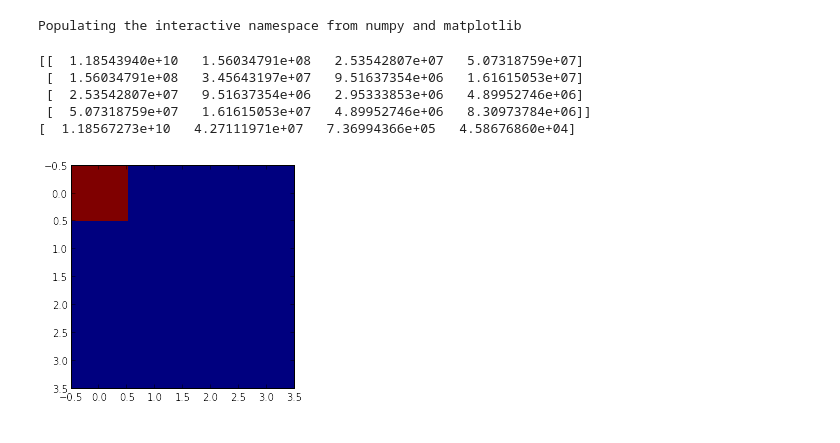
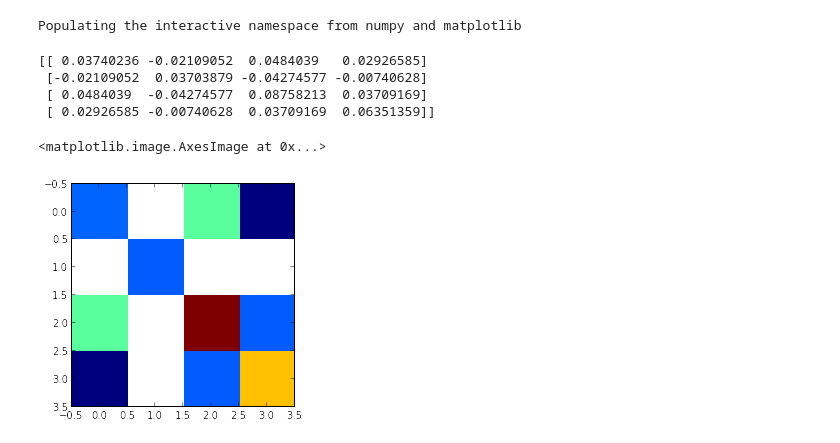
Before and after one commit to JuanRAlvarez/Tarea-4, a Jupyter notebook: Pobreza.ipynb, the cells around one changed output. Drawn from its saved outputs; the diff is of its cells as text; code cells hidden in the pictures.

```diff
--- a/Pobreza.ipynb
+++ b/Pobreza.ipynb
@@ -16,10 +16,10 @@ n_lines = 0
 with open('pobreza.csv', 'rb') as csvfile:
     reader = csv.reader(csvfile, delimiter=' ', quotechar='"')
     for row in reader:
-        datosa.append(row[10])
-        datosb.append(row[12])
-        datosc.append(row[20])
-        datosd.append(row[28])
+        datosa.append(row[11])
+        datosb.append(row[13])
+        datosc.append(row[21])
+        datosd.append(row[29])
         n_lines += 1
 
 
@@ -32,57 +32,37 @@ for i in range(n_lines):
     daticos[i][1] = datosb[i+1]
     daticos[i][2] = datosc[i+1]
     daticos[i][3] = datosd[i+1]
 
 x = shape(daticos)
 
 
 n_datos = x[0]
 n_dims = x[1]
 
 #Calculo los valores medios
 
 media = zeros(n_dims)
 
 for i in range(n_dims):
     media[i] = mean(daticos[i,:])
 
 d = zeros((n_dims,n_dims)) #Inicializo mi matriz
 
 for i in range(n_dims):
     for j in range(n_dims):
         s = 0
         for k in range(n_datos):
             s += (daticos[k,i]-media[i])*(daticos[k,j]-media[j])
             d[i,j] = s/(n_datos-1)
 
 print d
 
 
-#imshow(log(d),interpolation='nearest')
-
-#Calculo los valores propios
-vip =-np.sort(-linalg.eig(d)[0])
-imshow(diag(vip),interpolation = 'nearest')
-total= np.sum(vip)
-total*0.9
-
-n = 0
-
-print vip
-
-for i in range(n_dims):
-    n = n + vip[i]/total
-
-    if (n>0.6):
-        n_importantes = i+1
-        #print vip[i]
-        break
-
-#print n_importantes
+imshow(log(d),interpolation='nearest')
 # %% [output]
-[[  1.18543940e+10   1.56034791e+08   2.53542807e+07   5.07318759e+07]
- [  1.56034791e+08   3.45643197e+07   9.51637354e+06   1.61615053e+07]
- [  2.53542807e+07   9.51637354e+06   2.95333853e+06   4.89952746e+06]
- [  5.07318759e+07   1.61615053e+07   4.89952746e+06   8.30973784e+06]]
-[  1.18567273e+10   4.27111971e+07   7.36994366e+05   4.58676860e+04]
+[[ 0.03740236 -0.02109052  0.0484039   0.02926585]
+ [-0.02109052  0.03703879 -0.04274577 -0.00740628]
+ [ 0.0484039  -0.04274577  0.08758213  0.03709169]
+ [ 0.02926585 -0.00740628  0.03709169  0.06351359]]
+<matplotlib.image.AxesImage at 0x...>
-[figure, old version]
+[figure, new version]
```
Also changed, not shown: parts of 4 cells of this notebook, 1 other file.
